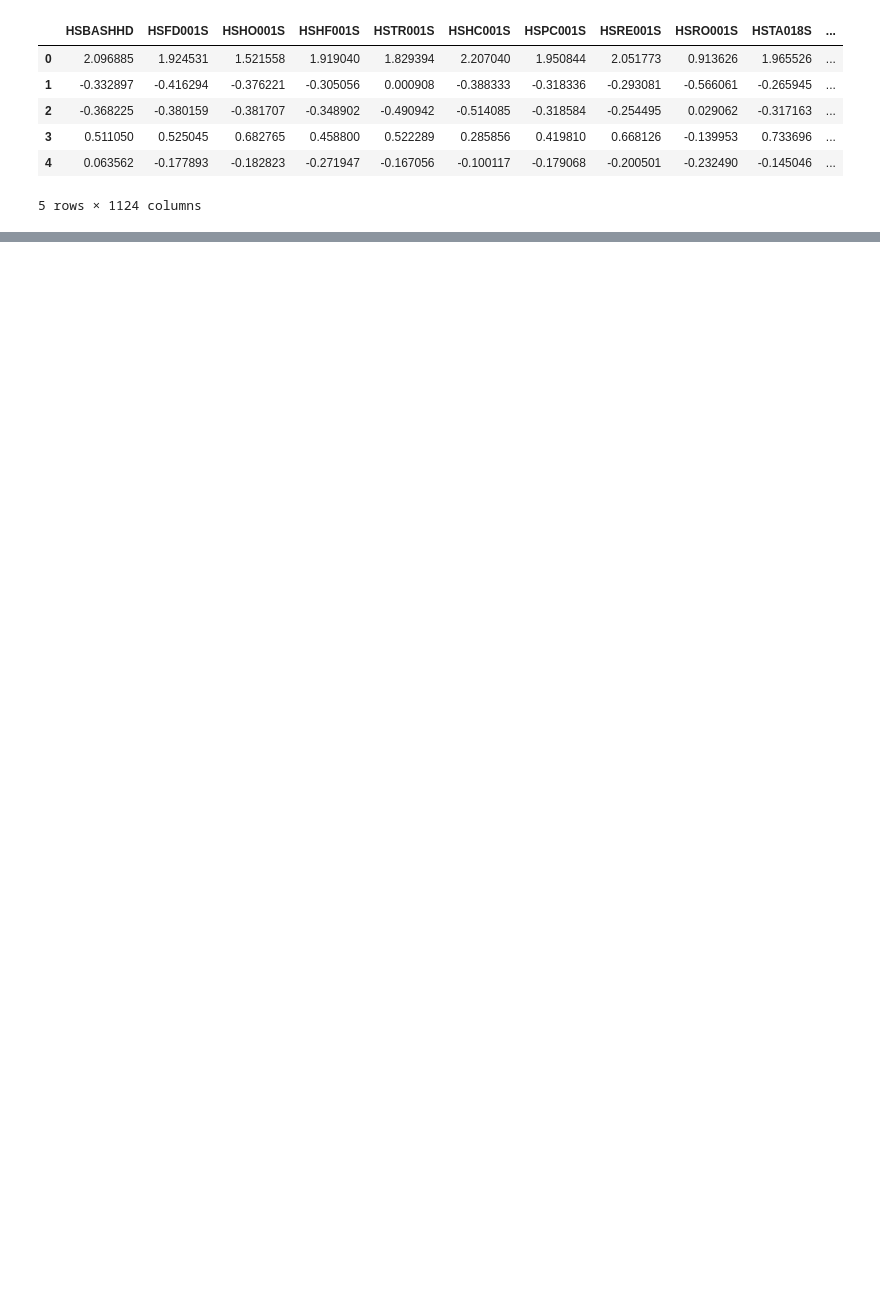
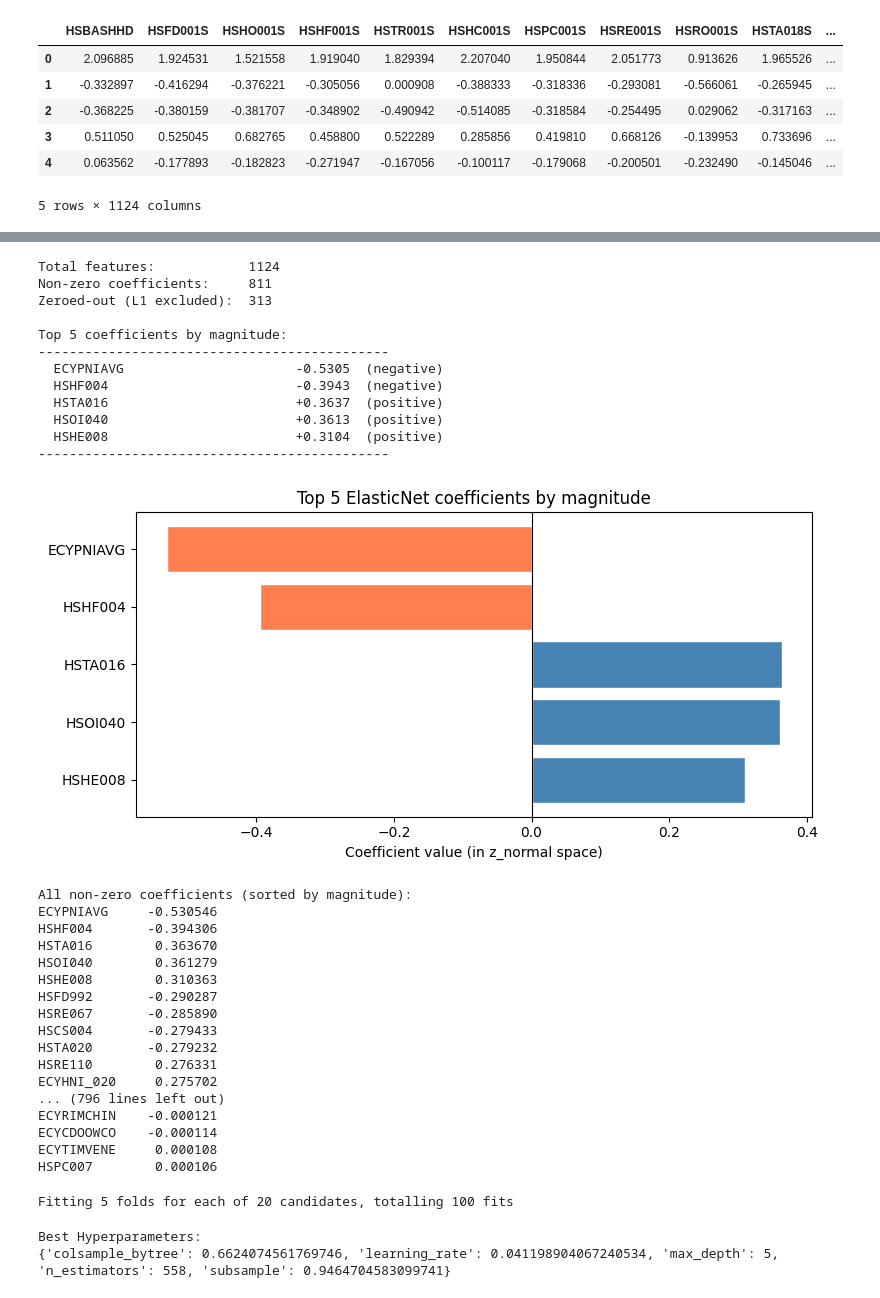
Before and after one commit to Astru5/DS3000, a Jupyter notebook: notebooks/supervised_learning.ipynb, the cells around one changed output, grey strips where cells are left out. Saved outputs shown, nothing was run; the diff lists cells and outputs as text; code cells hidden in the pictures; blank space fills up the shorter version.

```diff
--- a/notebooks/supervised_learning.ipynb
+++ b/notebooks/supervised_learning.ipynb
@@ -339,13 +372,13 @@ plt.show()
 # %%
 # ============================================================
-# STEP 3a-vii â€” Non-zero coefficients and top 5 by magnitude
+# STEP 3a-vii – Non-zero coefficients and top 5 by magnitude
 # ============================================================
 
 # Retrieve the coefficients from the best ElasticNet model.
 # Each coefficient corresponds to one input feature, telling us
 # how much a one-unit change in that feature shifts z_normal (our transformed target).
-weights = best_model.linear.weight.detach().cpu().numpy().flatten()
-bias    = best_model.linear.bias.detach().cpu().numpy().item()
+weights = best_model.coef_           # shape (n_features,)
+bias    = best_model.intercept_   # scalar
 
 feature_names = X_train_scaled.columns.tolist()
 coef_series = pd.Series(weights, index=feature_names)
@@ -357,32 +390,63 @@ nonzero_coefs = coef_series[coef_series.abs() > 1e-4]
 print(f"Total features:            {len(coef_series)}")
 print(f"Non-zero coefficients:     {len(nonzero_coefs)}")
 print(f"Zeroed-out (L1 excluded):  {len(coef_series) - len(nonzero_coefs)}")
 
 # --- Top 5 by magnitude ---
 # We sort by absolute value because a large negative coefficient is just as
-# influential as a large positive one â€” both indicate strong relationships.
+# influential as a large positive one - both indicate strong relationships.
 top5 = coef_series.reindex(coef_series.abs().sort_values(ascending=False).index).head(5)
 
 print("\nTop 5 coefficients by magnitude:")
 print("-" * 45)
 for feat, val in top5.items():
-    direction = "â†‘ positive" if val > 0 else "â†“ negative"
+    direction = "positive" if val > 0 else "negative"
     print(f"  {feat:<30} {val:+.4f}  ({direction})")
 print("-" * 45)
 
 # --- Bar chart of top 5 ---
 fig, ax = plt.subplots(figsize=(8, 4))
 
 colors = ['steelblue' if v > 0 else 'coral' for v in top5.values]
 ax.barh(top5.index[::-1], top5.values[::-1], color=colors[::-1], edgecolor='white')
 
 ax.axvline(0, color='black', linewidth=0.8)
 ax.set_xlabel('Coefficient value (in z_normal space)')
 ax.set_title('Top 5 ElasticNet coefficients by magnitude')
 plt.tight_layout()
 plt.show()
 
 # --- All non-zero coefficients for reference ---
 print("\nAll non-zero coefficients (sorted by magnitude):")
 print(coef_series.reindex(coef_series.abs().sort_values(ascending=False).index)
       [coef_series.abs() > 1e-4].to_string())
+# %% [output]
+Total features:            1124
+Non-zero coefficients:     811
+Zeroed-out (L1 excluded):  313
+
+Top 5 coefficients by magnitude:
+---------------------------------------------
+  ECYPNIAVG                      -0.5305  (negative)
+  HSHF004                        -0.3943  (negative)
+  HSTA016                        +0.3637  (positive)
+  HSOI040                        +0.3613  (positive)
+  HSHE008                        +0.3104  (positive)
+---------------------------------------------
+[figure, added]
+All non-zero coefficients (sorted by magnitude):
+ECYPNIAVG     -0.530546
+HSHF004       -0.394306
+HSTA016        0.363670
+HSOI040        0.361279
+HSHE008        0.310363
+HSFD992       -0.290287
+HSRE067       -0.285890
+HSCS004       -0.279433
+HSTA020       -0.279232
+HSRE110        0.276331
+ECYHNI_020     0.275702
+... (796 lines left out)
+ECYRIMCHIN    -0.000121
+ECYCDOOWCO    -0.000114
+ECYTIMVENE     0.000108
+HSPC007        0.000106
@@ -388,0 +476,28 @@ print(coef_series.reindex(coef_series.abs().sort_values(ascending=False).index)
+# %%
+# ----------------------------
+# 4. RANDOM SEARCH CV
+# ----------------------------
+
+random_search = RandomizedSearchCV(
+    estimator=xgb,
+    param_distributions=param_dist,
+    n_iter=20,                 # keep small for large dataset
+    scoring='r2',
+    cv=5,
+    verbose=2,
+    random_state=42,
+    n_jobs=1                   # limit parallel CV jobs
+)
+
+# Fit model
+random_search.fit(X_train_scaled, y_train)
+
+# Best model
+best_model = random_search.best_estimator_
+
+print("Best Hyperparameters:")
+print(random_search.best_params_)
+# %% [output]
+Fitting 5 folds for each of 20 candidates, totalling 100 fits
+Best Hyperparameters:
+{'colsample_bytree': 0.6624074561769746, 'learning_rate': 0.041198904067240534, 'max_depth': 5, 'n_estimators': 558, 'subsample': 0.9464704583099741}
```
Also changed, not shown: parts of 15 cells of this notebook.
